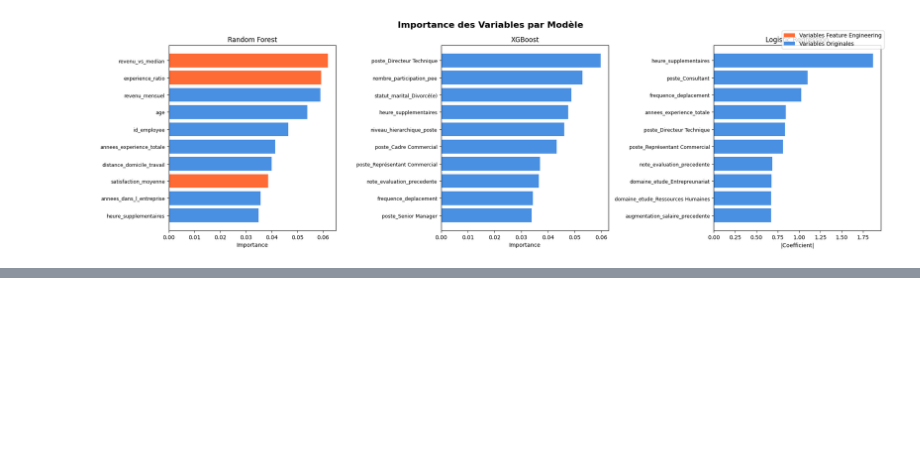
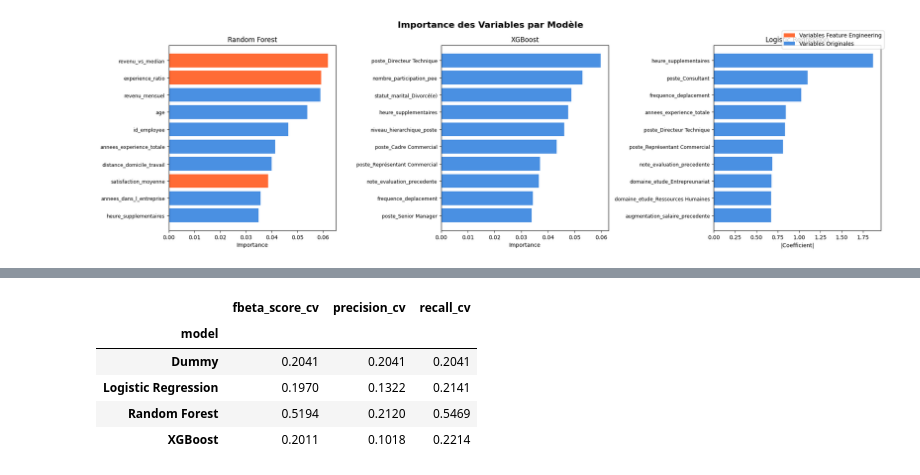
Before and after one commit to Christophe-Ringot/projet_04_OC, a Jupyter notebook: main.ipynb, the cells around one changed output, grey strips where cells are left out. Cells and saved outputs as stored; diff of their text form; code cells hidden in the pictures; blank space fills up the shorter version.

```diff
--- a/main.ipynb
+++ b/main.ipynb
@@ -705,0 +780,21 @@ plt.show()
+# %%
+cv_df = pd.DataFrame(cv_results)
+
+def calculate_cv(group):
+    cv_dict = {}
+    for metric in ['fbeta_score', 'precision', 'recall']:
+        mean_val = group[metric].mean()
+        std_val = group[metric].std()
+        cv_dict[f'{metric}_cv'] = (std_val / mean_val) if mean_val > 0 else 0
+    return pd.Series(cv_dict)
+
+cv_stability = cv_df.groupby('model').apply(calculate_cv).round(4)
+
+cv_stability
+# %% [output]
+|  | fbeta_score_cv | precision_cv | recall_cv |
+| model |  |  |  |
+| Dummy | 0.2041 | 0.2041 | 0.2041 |
+| Logistic Regression | 0.1970 | 0.1322 | 0.2141 |
+| Random Forest | 0.5194 | 0.2120 | 0.5469 |
+| XGBoost | 0.2011 | 0.1018 | 0.2214 |
```
Also changed, not shown: parts of 5 cells of this notebook.
